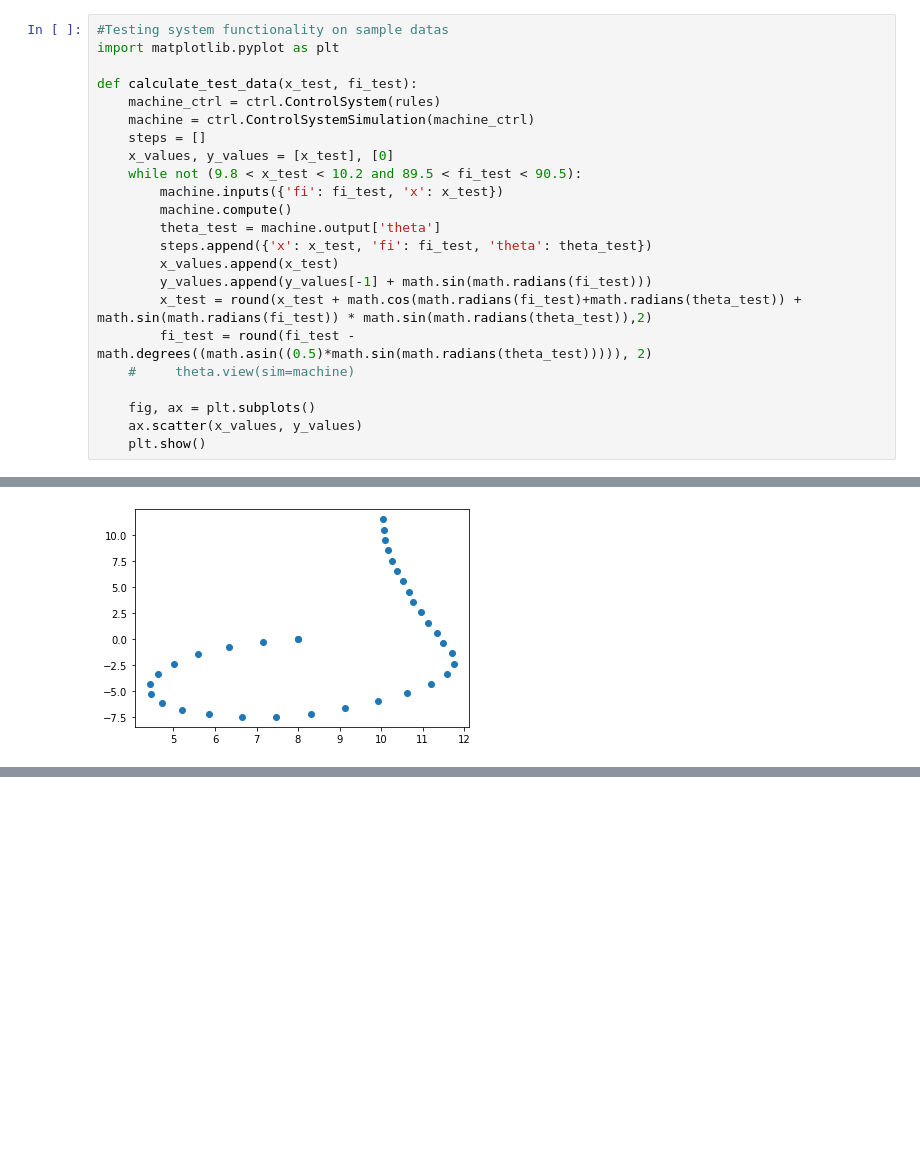
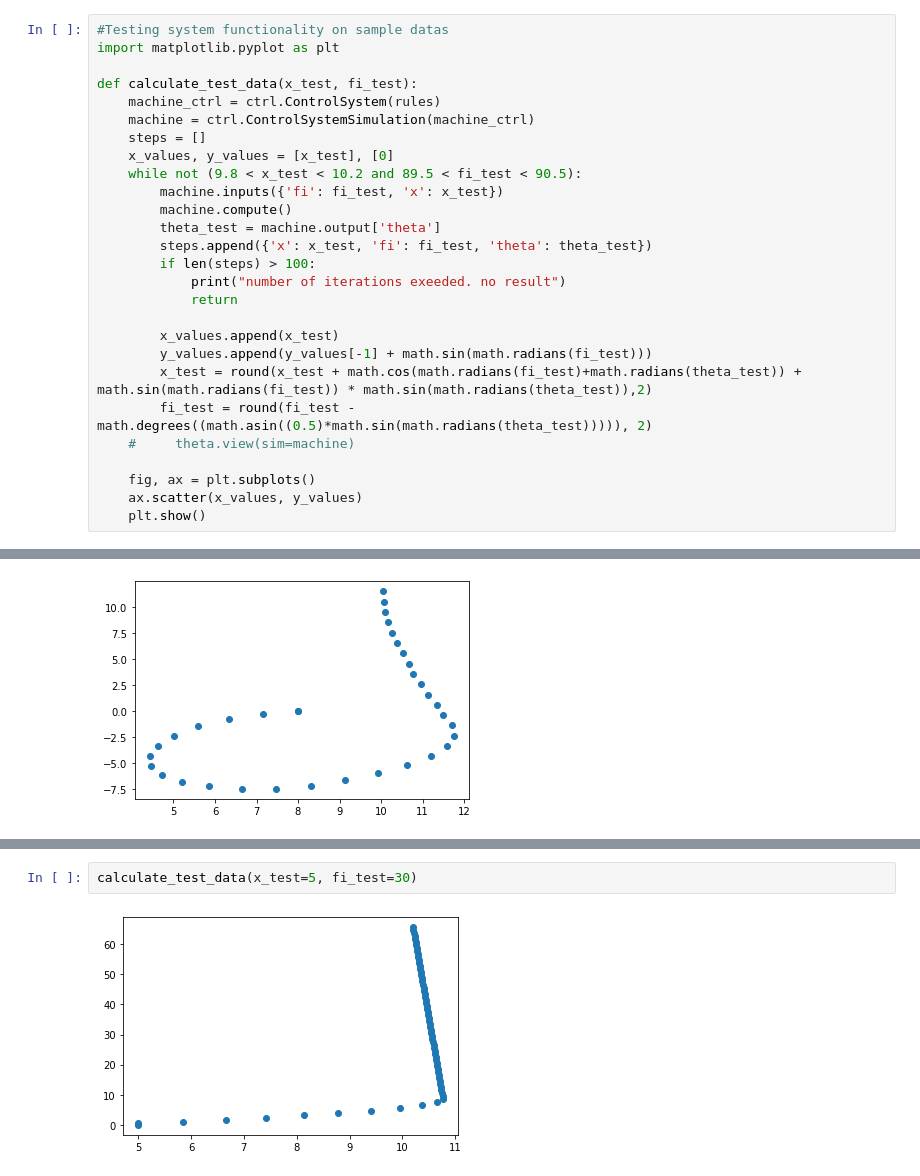
Before and after one commit to fatemehkarimi/computational-intelligence-homeworks, a Jupyter notebook: mamdani_truck.ipynb, the cells around one changed output, grey strips where cells are left out. Drawn from its saved outputs; the diff is of its cells as text; blank space fills up the shorter version.

```diff
--- a/mamdani_truck.ipynb
+++ b/mamdani_truck.ipynb
@@ -596,6 +596,10 @@ def calculate_test_data(x_test, fi_test):
         machine.compute()
         theta_test = machine.output['theta']
         steps.append({'x': x_test, 'fi': fi_test, 'theta': theta_test})
+        if len(steps) > 100:
+            print("number of iterations exeeded. no result")
+            return
+
         x_values.append(x_test)
         y_values.append(y_values[-1] + math.sin(math.radians(fi_test)))
         x_test = round(x_test + math.cos(math.radians(fi_test)+math.radians(theta_test)) + math.sin(math.radians(fi_test)) * math.sin(math.radians(theta_test)),2)
@@ -895,0 +733,4 @@ D
+# %%
+calculate_test_data(x_test=5, fi_test=30)
+# %% [output]
+[figure, added]
```
Also changed, not shown: parts of 24 cells of this notebook.
